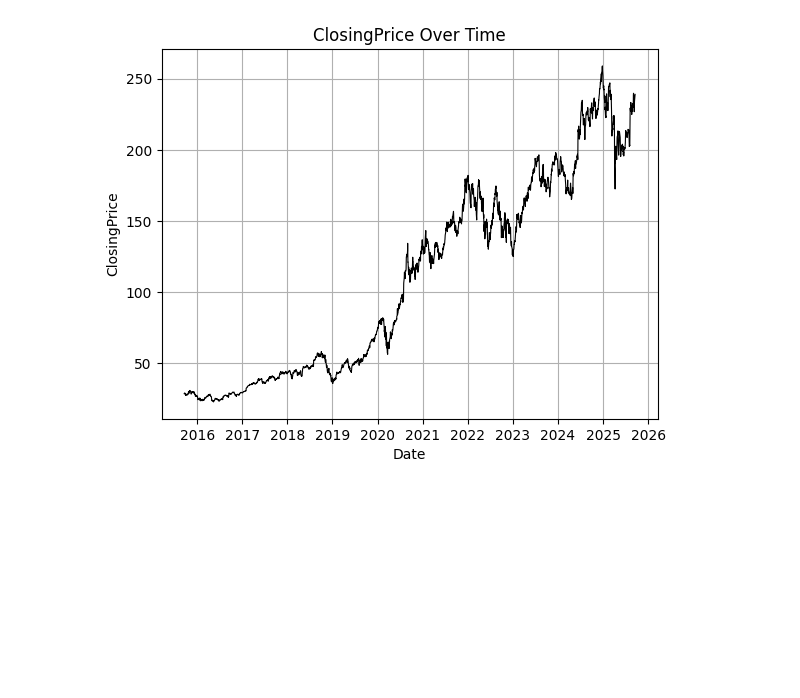
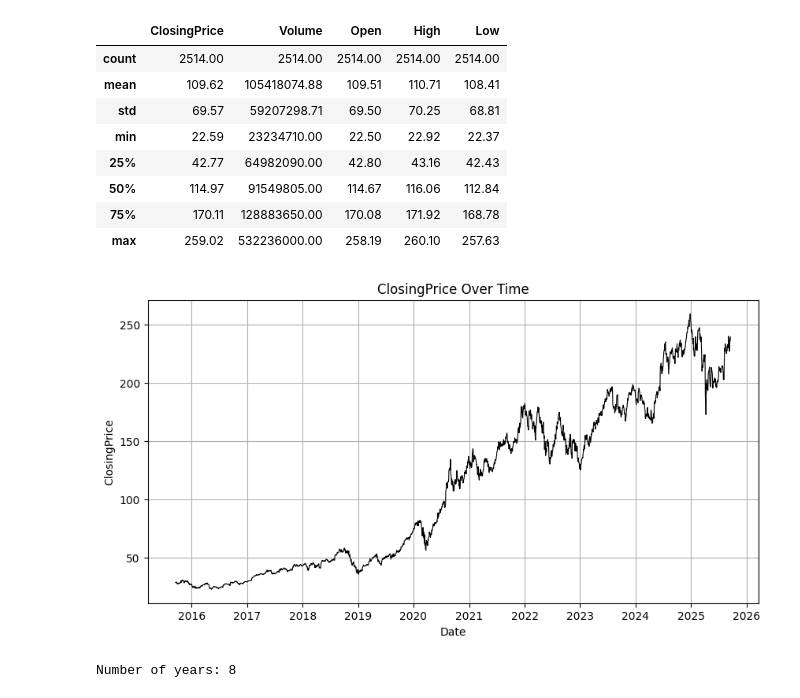
Before and after one commit to chrisjohnklopper/Machine-Learning-Assignment-3, a Jupyter notebook: notebooks/apple.ipynb, the cells around one changed output. Saved outputs shown, nothing was run; the diff lists cells and outputs as text; code cells hidden in the pictures; blank space fills up the shorter version.

```diff
--- a/notebooks/apple.ipynb
+++ b/notebooks/apple.ipynb
@@ -10,25 +10,37 @@ from util import training, ElmanRNN, JordanRNN, MultiRecurrentNN
 from util import convert_feature_into_cyclic
 
 def preprocess(data):
-    data['Date'] = pd.to_datetime(data['Date'])
-    data.rename(columns={'Close/Last': 'ClosingPrice'}, inplace=True)
-    data['ClosingPrice'] = data['ClosingPrice'].str.replace('$', '').astype(float)
-    data['Year'] = data['Date'].dt.year
-    data['Month'] = data['Date'].dt.month
-    data['Day'] = data['Date'].dt.day
-    data['Weekday'] = data['Date'].dt.weekday
+    data['Year'] = data['DateTime'].dt.year
+    data['Month'] = data['DateTime'].dt.month
+    data['Day'] = data['DateTime'].dt.day
+    data['Weekday'] = data['DateTime'].dt.weekday
     print(f'Number of years: {data['Year'].max() - data['Year'].min() + 1}')
     convert_feature_into_cyclic(data, 'Year', 11)
     convert_feature_into_cyclic(data, 'Month', 12)
     convert_feature_into_cyclic(data, 'Day', 31)
     convert_feature_into_cyclic(data, 'Weekday', 7)
-    data.drop(columns=['Volume', 'Open', 'High', 'Low', 'Date', 'Year', 'Month', 'Day', 'Weekday'], inplace=True)
+    data.drop(columns=['Volume', 'Open', 'High', 'Low', 'DateTime', 'Year', 'Month', 'Day', 'Weekday'], inplace=True)
     return data
 
 # Read in the data
 
-data = pd.read_csv('../csvs/apple.csv')
-dates = pd.to_datetime(data['Date'])
-data = preprocess(data)
-data.head()
+raw_data = pd.read_csv('../csvs/apple.csv')
+
+raw_data = raw_data.replace('\$', '', regex=True)
+raw_data['Close/Last'] = raw_data['Close/Last'].astype(float)
+raw_data['Volume'] = raw_data['Volume'].astype(int)
+raw_data['Open'] = raw_data['Open'].astype(float)
+raw_data['High'] = raw_data['High'].astype(float)
+raw_data['Low'] = raw_data['Low'].astype(float)
+raw_data['DateTime'] = pd.to_datetime(raw_data['Date'])
+raw_data = raw_data.sort_values(by='DateTime')
+raw_data.rename(columns={'Close/Last': 'ClosingPrice'}, inplace=True)
+raw_data.drop(columns=['Date'], inplace=True)
+
+split_index = int(len(raw_data) * 0.7)
+raw_train = raw_data[:split_index]
+raw_test = raw_data[split_index:]
+
+
+raw_data.head(n=10)
 # %% [output]
@@ -44,11 +58,31 @@ round(data.describe(), 2).to_csv('../csv-descriptions/summary-statistics-for-app
+# %%
+# disable scientific notation
+pd.set_option('display.float_format', lambda x: '%.2f' % x)
+descriptions = raw_data.drop(columns=['DateTime']).describe()
+descriptions.round(2).to_csv('../csv-descriptions/apple-raw-data-description.csv')
+descriptions
+# %% [output]
+|  | ClosingPrice | Volume | Open | High | Low |
+| count | 2514.00 | 2514.00 | 2514.00 | 2514.00 | 2514.00 |
+| mean | 109.62 | 105418074.88 | 109.51 | 110.71 | 108.41 |
+| std | 69.57 | 59207298.71 | 69.50 | 70.25 | 68.81 |
+| min | 22.59 | 23234710.00 | 22.50 | 22.92 | 22.37 |
+| 25% | 42.77 | 64982090.00 | 42.80 | 43.16 | 42.43 |
+| 50% | 114.97 | 91549805.00 | 114.67 | 116.06 | 112.84 |
+| 75% | 170.11 | 128883650.00 | 170.08 | 171.92 | 168.78 |
+| max | 259.02 | 532236000.00 | 258.19 | 260.10 | 257.63 |
 # %%
 # Display some graphs
 
 from util import plot_feature_over_time
 
-plot_feature_over_time(data, 'ClosingPrice', save_path='../images/apple-closing-price-over-time.pdf', dates=dates)
+plot_feature_over_time(raw_data, 'ClosingPrice', save_path='../images/apple-closing-price-over-time.pdf', dates=raw_data['DateTime'])
 # %% [output]
-[figure, old version]
+[figure, new version]
+# %%
+preprocessed_train = preprocess(raw_train.copy())
+# %% [output]
+Number of years: 8
 # %%
 # Statistics of data
 
```
Also changed, not shown: parts of 21 cells of this notebook, 16 other files.
